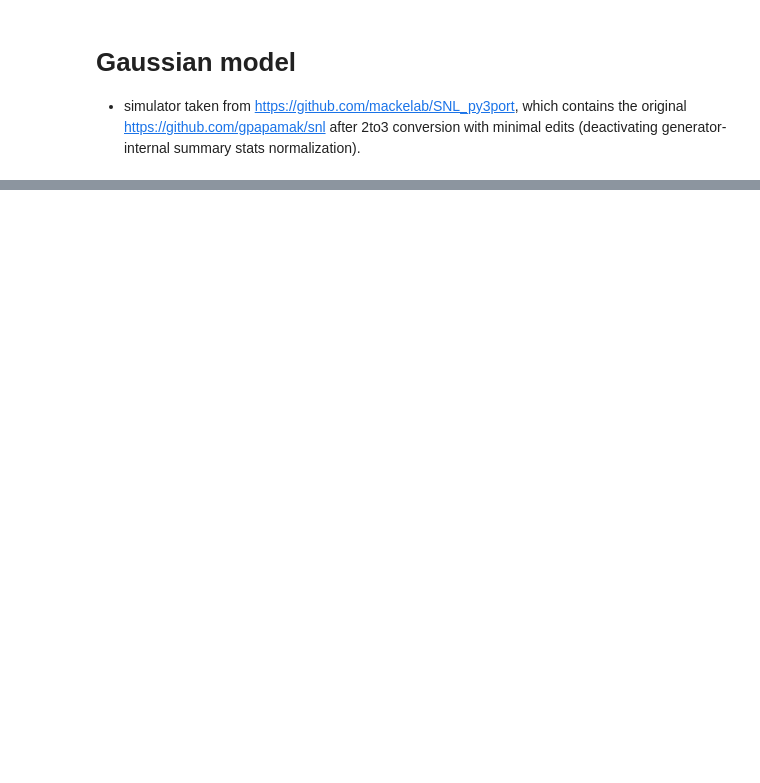
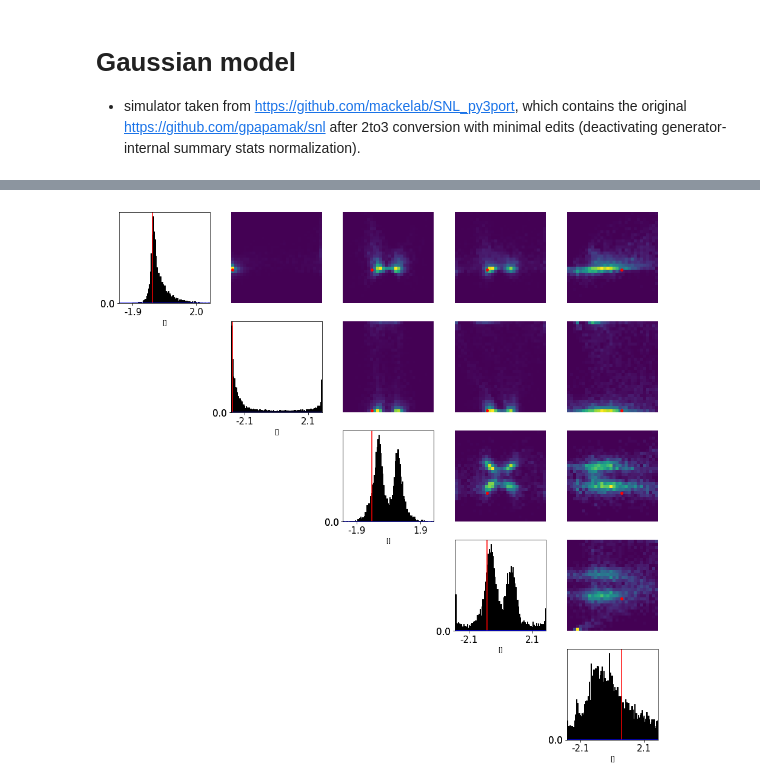
Before and after one commit to mackelab/lfi-experiments, a Jupyter notebook: snpec/discrete_workbench_gauss.ipynb, the cells around one changed output, grey strips where cells are left out. Drawn from its saved outputs; the diff is of its cells as text; code cells hidden in the pictures; blank space fills up the shorter version.

```diff
--- a/snpec/discrete_workbench_gauss.ipynb
+++ b/snpec/discrete_workbench_gauss.ipynb
@@ -36,6 +157,10 @@ for seed in seeds:
 
     setup_dict['n_null'] =  setup_dict['minibatch'] - 1
     setup_dict['n_rounds'] = 40
+
+    setup_dict['lower'] = -(3 + 1e-6)
+    setup_dict['upper'] =  (3 + 1e-6)
+
 
     print('upper', setup_dict['upper'])
     print('lower', setup_dict['lower'])
@@ -100,0 +349,8 @@ for seed in seeds:
+# %%
+seed = 45
+exp_id = 'seed'+str(seed)
+
+logs, tds, posteriors, setup_dict = load_results(exp_id=exp_id, path=save_path)
+
+samples = posteriors[-4].gen(5000)
+samples, len(posteriors)
@@ -100,0 +366,11 @@ for seed in seeds:
+# %%
+fig,_ = plot_pdf(dd.Gaussian(m=0.00000123*np.ones(pars_true.size), S=1e-30*np.eye(pars_true.size)),
+               samples=samples.T,
+               gt=pars_true,
+               #lims=[[-3,3],[-3,3],[-3,3],[-3,3],[-3,3]],
+               #lims=[0,10],
+               resolution=100,
+               ticks=True,
+               figsize=(16,16));
+# %% [output]
+[figure, added]
```
Also changed, not shown: parts of 5 cells of this notebook.
